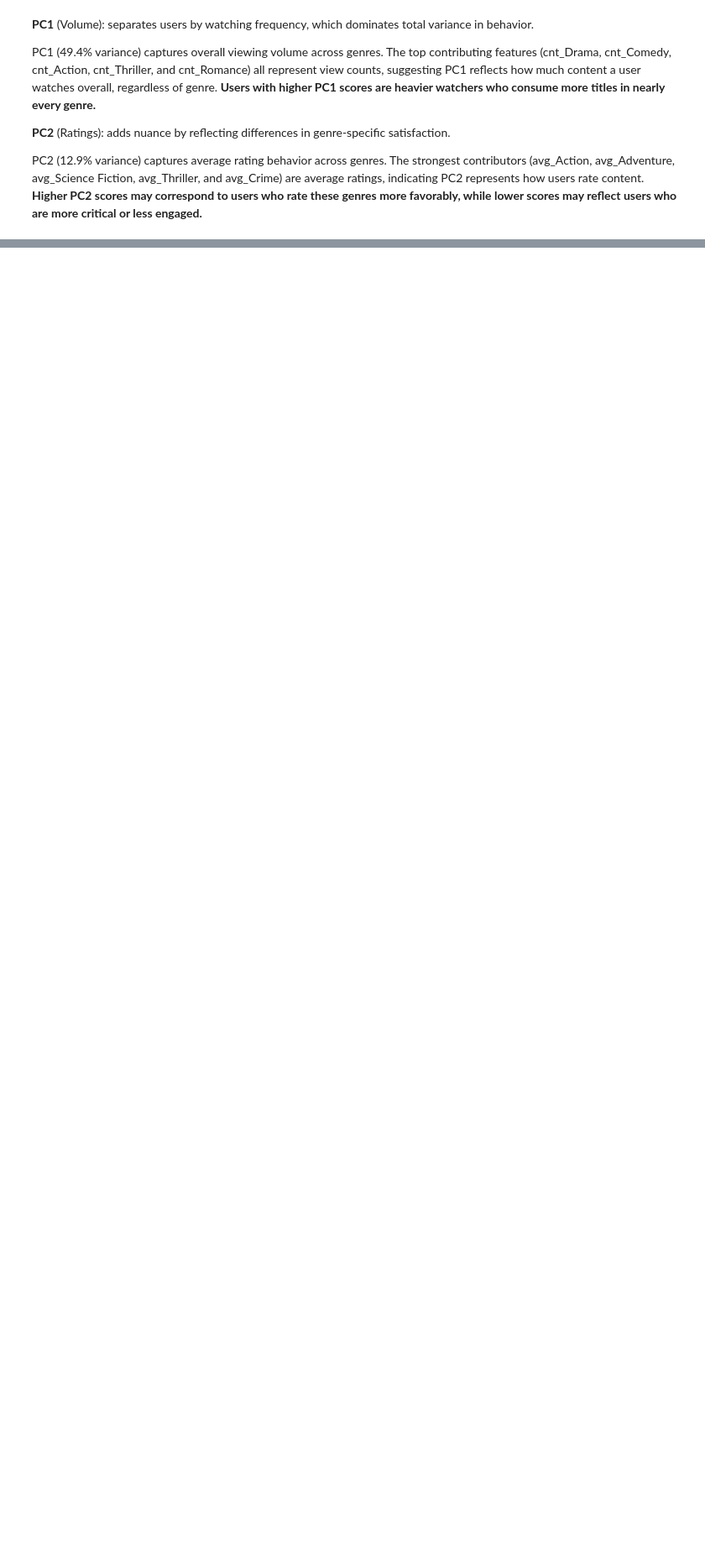
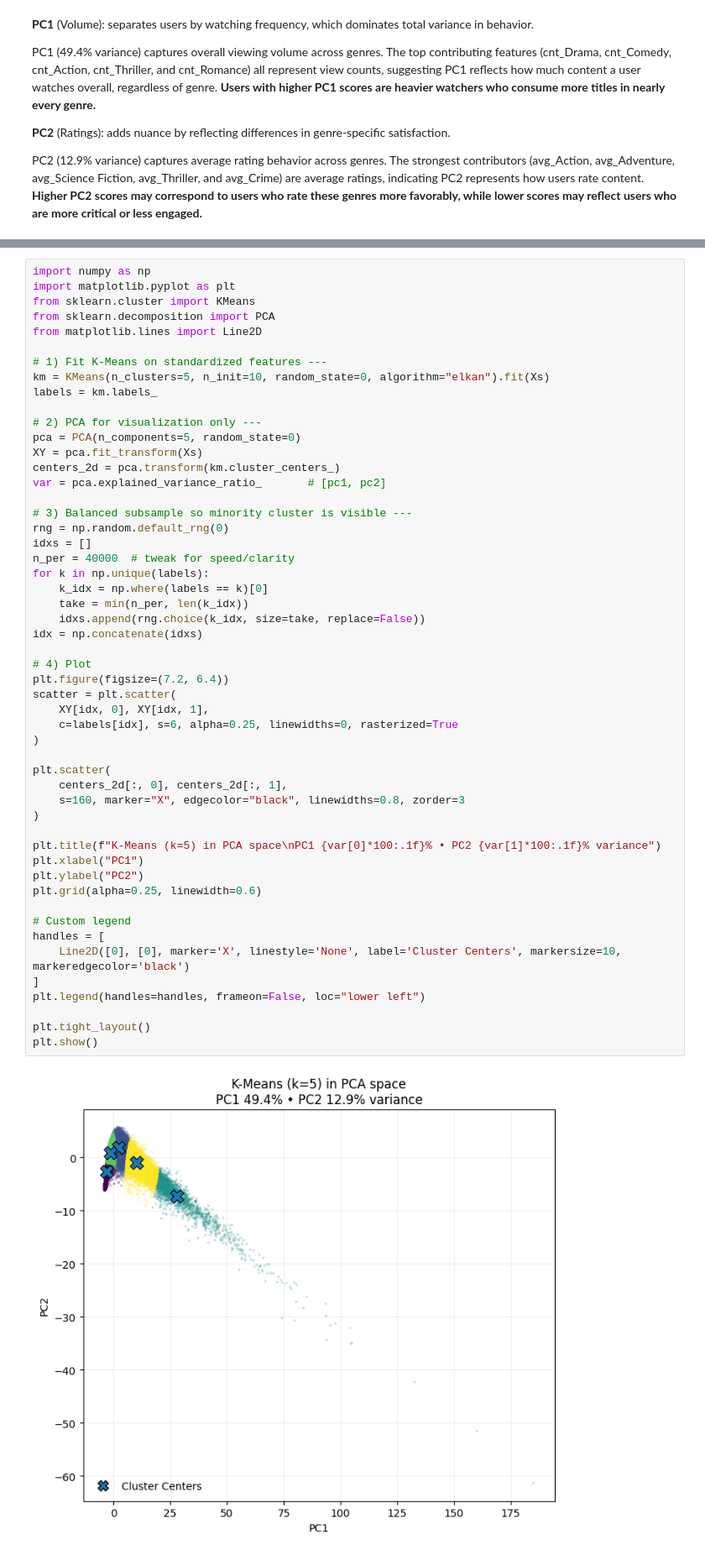
Before and after one commit to khanhvyho/audience_clusters, a Jupyter notebook: audience_cluster.ipynb, the cells around one changed output, grey strips where cells are left out. Shown at 84% size. Drawn from its saved outputs; the diff is of its cells as text; blank space fills up the shorter version.

```diff
--- a/audience_cluster.ipynb
+++ b/audience_cluster.ipynb
@@ -700,0 +600,54 @@ Name: cnt_Drama, dtype: float64
+# %%
+import numpy as np
+import matplotlib.pyplot as plt
+from sklearn.cluster import KMeans
+from sklearn.decomposition import PCA
+from matplotlib.lines import Line2D
+
+# 1) Fit K-Means on standardized features ---
+km = KMeans(n_clusters=5, n_init=10, random_state=0, algorithm="elkan").fit(Xs)
+labels = km.labels_
+
+# 2) PCA for visualization only ---
+pca = PCA(n_components=5, random_state=0)
+XY = pca.fit_transform(Xs)
+centers_2d = pca.transform(km.cluster_centers_)
+var = pca.explained_variance_ratio_       # [pc1, pc2]
+
+# 3) Balanced subsample so minority cluster is visible ---
+rng = np.random.default_rng(0)
+idxs = []
+n_per = 40000  # tweak for speed/clarity
+for k in np.unique(labels):
+    k_idx = np.where(labels == k)[0]
+    take = min(n_per, len(k_idx))
+    idxs.append(rng.choice(k_idx, size=take, replace=False))
+idx = np.concatenate(idxs)
+
+# 4) Plot
+plt.figure(figsize=(7.2, 6.4))
+scatter = plt.scatter(
+    XY[idx, 0], XY[idx, 1],
+    c=labels[idx], s=6, alpha=0.25, linewidths=0, rasterized=True
+)
+
+plt.scatter(
+    centers_2d[:, 0], centers_2d[:, 1],
+    s=160, marker="X", edgecolor="black", linewidths=0.8, zorder=3
+)
+
+plt.title(f"K-Means (k=5) in PCA space\nPC1 {var[0]*100:.1f}% • PC2 {var[1]*100:.1f}% variance")
+plt.xlabel("PC1")
+plt.ylabel("PC2")
+plt.grid(alpha=0.25, linewidth=0.6)
+
+# Custom legend
+handles = [
+    Line2D([0], [0], marker='X', linestyle='None', label='Cluster Centers', markersize=10, markeredgecolor='black')
+]
+plt.legend(handles=handles, frameon=False, loc="lower left")
+
+plt.tight_layout()
+plt.show()
+# %% [output]
+[figure, added]
```
Also changed, not shown: parts of 63 cells of this notebook.
